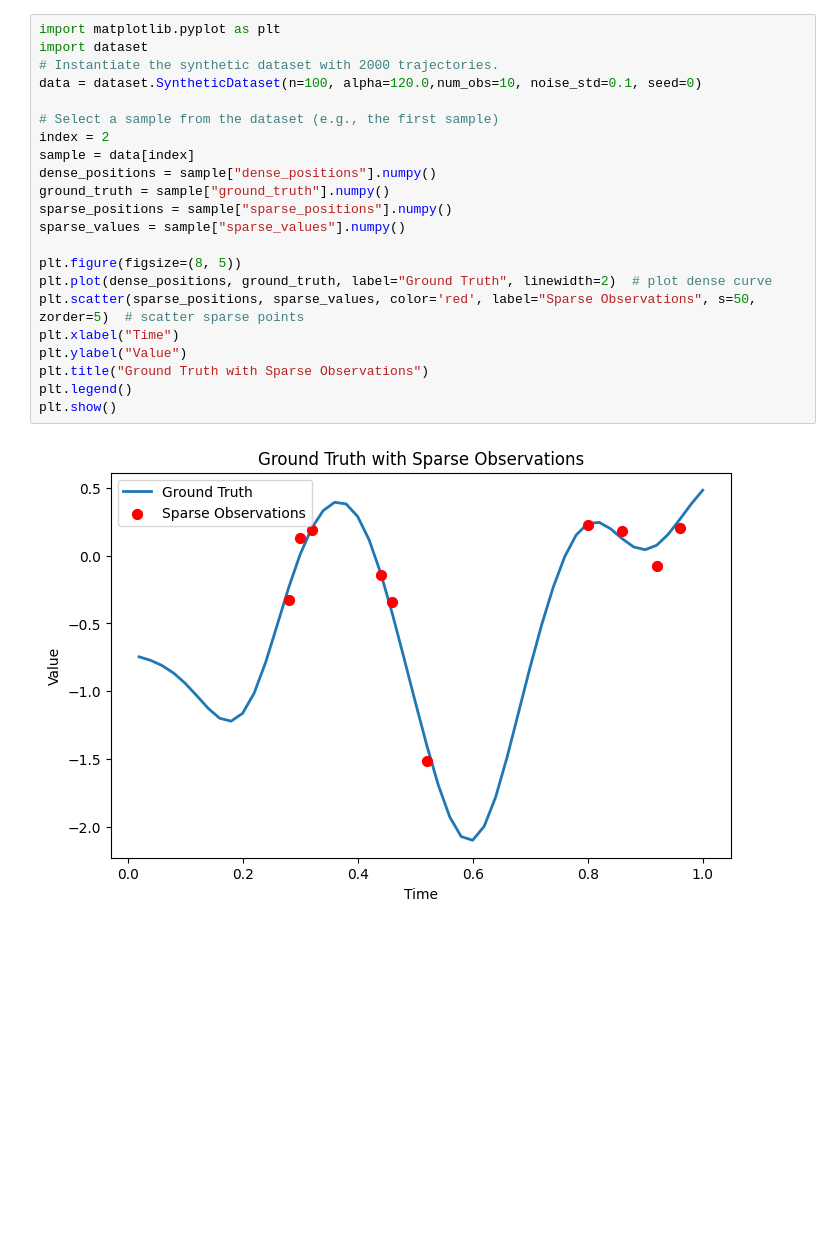
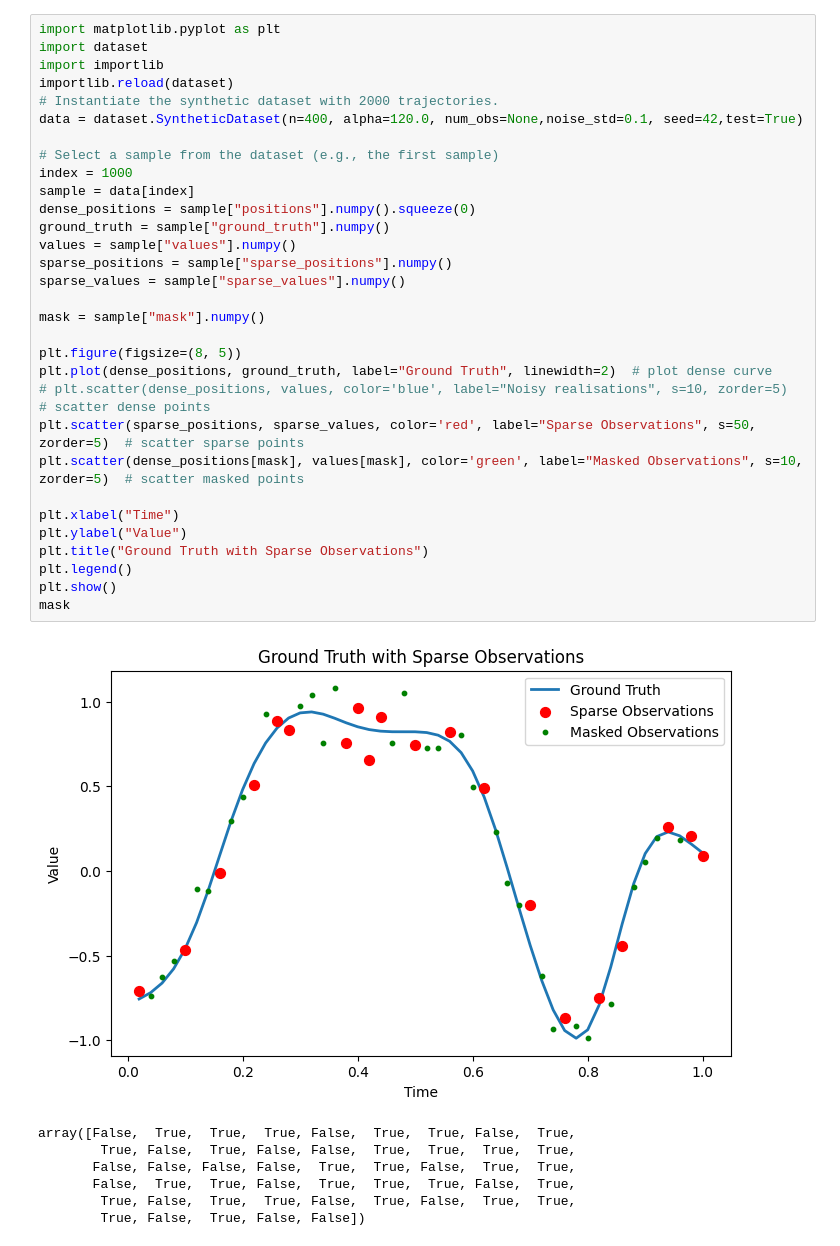
Before and after one commit to Chromeilion/RoMAE-Experiments, a Jupyter notebook: Interpolation_synthetic/Interpolation_synthetic/test.ipynb, the cells around one changed output. Saved outputs shown, nothing was run; the diff lists cells and outputs as text; blank space fills up the shorter version.

Commit message:
Synthetic

```diff
--- a/Interpolation_synthetic/Interpolation_synthetic/test.ipynb
+++ b/Interpolation_synthetic/Interpolation_synthetic/test.ipynb
@@ -1,24 +1,39 @@
 # %%
 import matplotlib.pyplot as plt
 import dataset
+import importlib
+importlib.reload(dataset)
 # Instantiate the synthetic dataset with 2000 trajectories.
-data = dataset.SyntheticDataset(n=100, alpha=120.0,num_obs=10, noise_std=0.1, seed=0)
+data = dataset.SyntheticDataset(n=400, alpha=120.0, num_obs=None,noise_std=0.1, seed=42,test=True)
 
 # Select a sample from the dataset (e.g., the first sample)
-index = 2
+index = 1000
 sample = data[index]
-dense_positions = sample["dense_positions"].numpy()
+dense_positions = sample["positions"].numpy().squeeze(0)
 ground_truth = sample["ground_truth"].numpy()
+values = sample["values"].numpy()
 sparse_positions = sample["sparse_positions"].numpy()
 sparse_values = sample["sparse_values"].numpy()
 
+mask = sample["mask"].numpy()
+
 plt.figure(figsize=(8, 5))
 plt.plot(dense_positions, ground_truth, label="Ground Truth", linewidth=2)  # plot dense curve
+# plt.scatter(dense_positions, values, color='blue', label="Noisy realisations", s=10, zorder=5)  # scatter dense points
 plt.scatter(sparse_positions, sparse_values, color='red', label="Sparse Observations", s=50, zorder=5)  # scatter sparse points
+plt.scatter(dense_positions[mask], values[mask], color='green', label="Masked Observations", s=10, zorder=5)  # scatter masked points
+
 plt.xlabel("Time")
 plt.ylabel("Value")
 plt.title("Ground Truth with Sparse Observations")
 plt.legend()
 plt.show()
+mask
 # %% [output]
-[figure, old version]
+[figure, new version]
+array([False,  True,  True,  True, False,  True,  True, False,  True,
+        True, False,  True, False, False,  True,  True,  True,  True,
+       False, False, False, False,  True,  True, False,  True,  True,
+       False,  True,  True, False,  True,  True,  True, False,  True,
+        True, False,  True,  True, False,  True, False,  True,  True,
+        True, False,  True, False, False])
```
Also changed, not shown: parts of 2 cells of this notebook, 4 other files.
